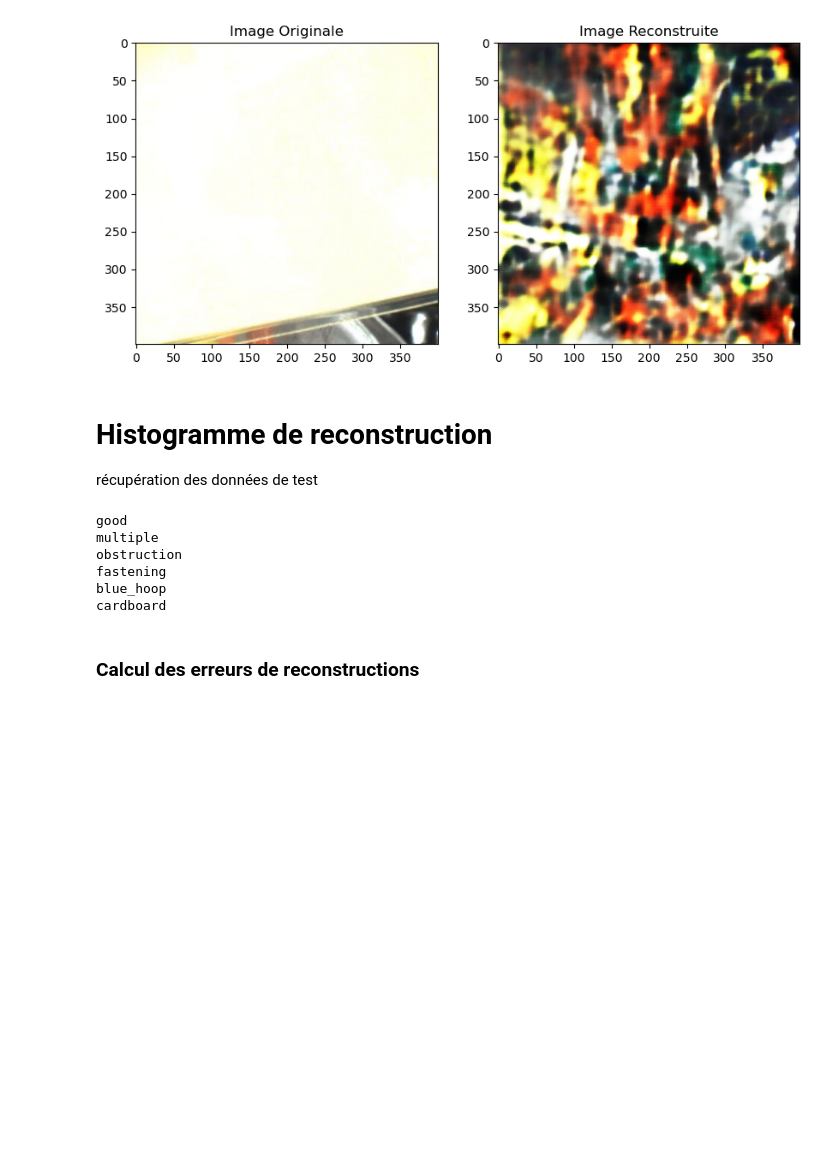
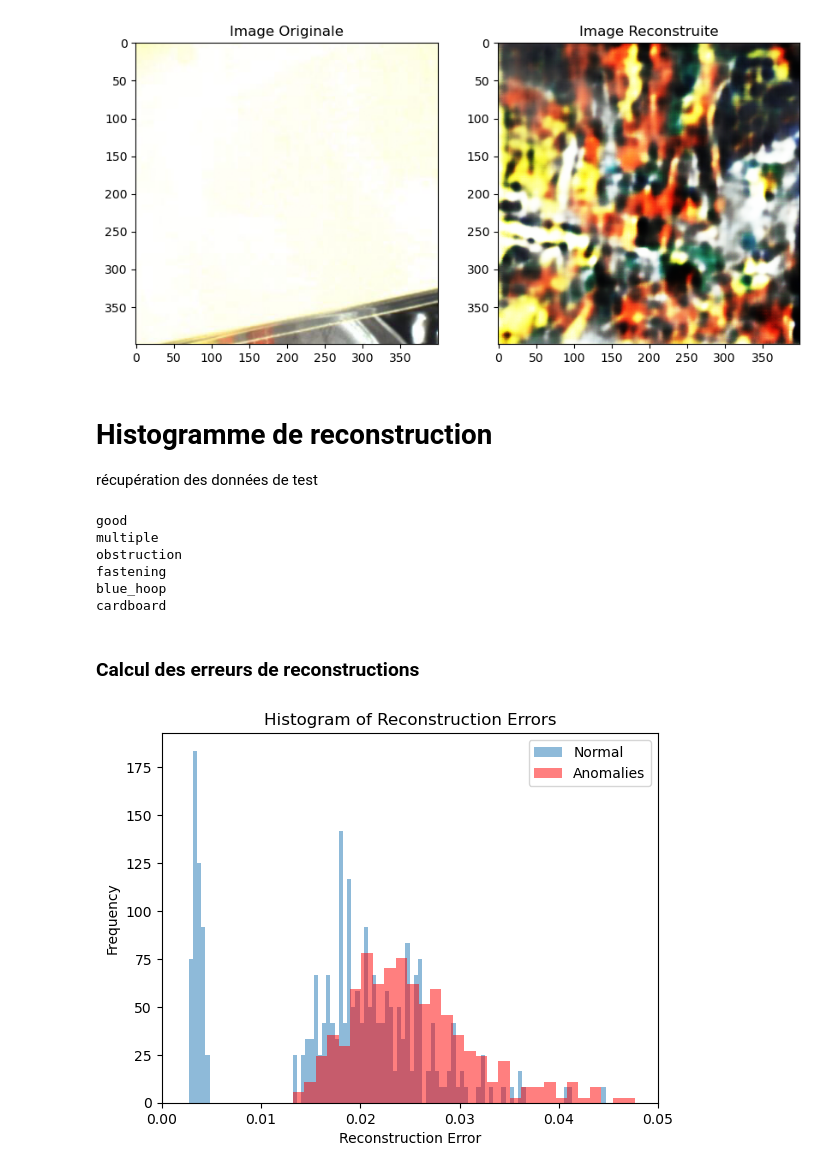
Before and after one commit to Rulienn/Detection-d-anomalie, a Jupyter notebook: ProjectVJu.ipynb, the cells around one changed output. Cells and saved outputs as stored; diff of their text form; code cells hidden in the pictures; blank space fills up the shorter version.

```diff
--- a/ProjectVJu.ipynb
+++ b/ProjectVJu.ipynb
@@ -415,2 +444,30 @@ cardboard
+# %%
+def get_reconstruction_errors(loader,dist):
+    errors = []
+
+    with torch.no_grad():
+        for batch in loader:
+            inputs = batch.to(device)
+            outputs = model(inputs)
+            batch_errors = dist(inputs,outputs)
+            errors.extend(batch_errors.cpu().numpy())
+
+    return np.array(errors)
 # %% [markdown]
 ### Calcul des erreurs de reconstructions
+# %%
+model.eval()
+d=mse_loss
+normal_errors=get_reconstruction_errors(loader_good,d)
+anomaly_errors=get_reconstruction_errors(loader_abnormal,d)
+
+plt.hist(normal_errors, bins=100, alpha=0.5,density=True, label='Normal')
+plt.hist(anomaly_errors, bins=300, alpha=0.5,density=True,label='Anomalies', color='red')
+plt.xlabel('Reconstruction Error')
+plt.ylabel('Frequency')
+plt.legend()
+plt.title('Histogram of Reconstruction Errors')
+plt.xlim(0, 0.05)
+plt.show()
+# %% [output]
+[figure, added]
```
Also changed, not shown: parts of 3 cells of this notebook.
